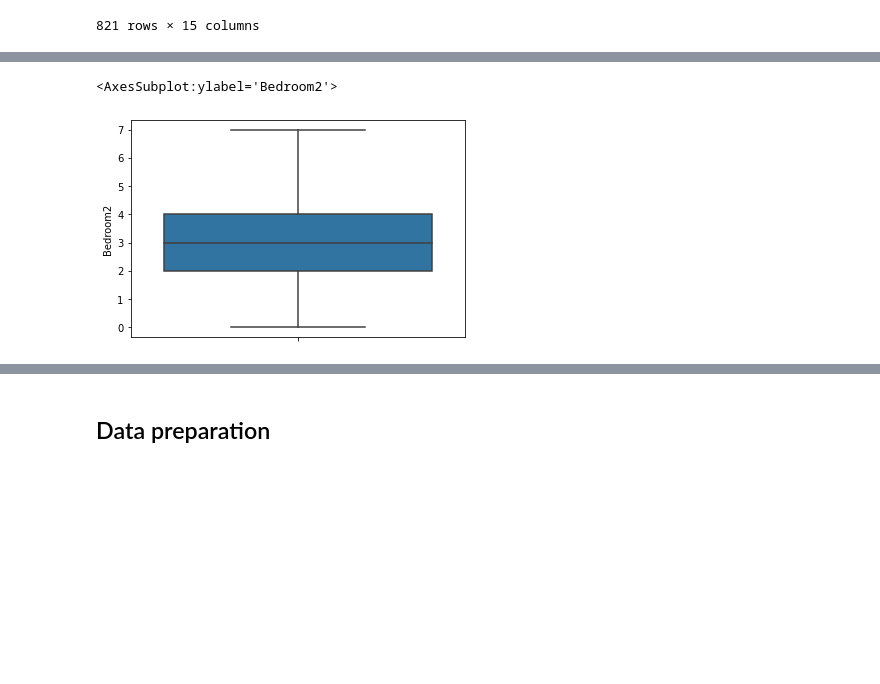
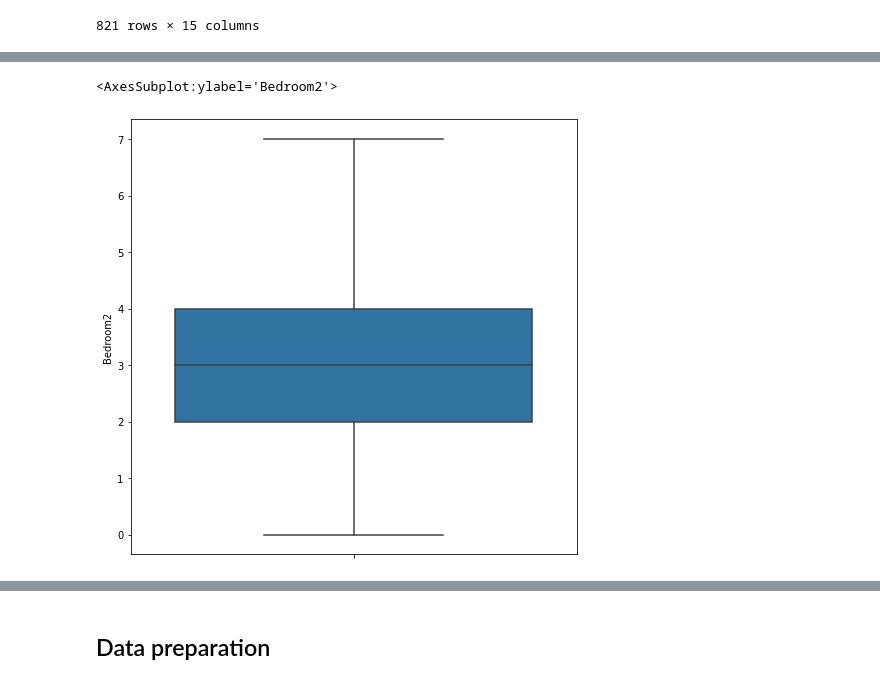
Before and after one commit to yawavi92/ML-Housing_price_predection, a Jupyter notebook: Untitled.ipynb, the cells around one changed output, grey strips where cells are left out. Saved outputs shown, nothing was run; the diff lists cells and outputs as text; code cells hidden in the pictures; blank space fills up the shorter version.

```diff
--- a/Untitled.ipynb
+++ b/Untitled.ipynb
@@ -155,18 +164,19 @@ sns.boxplot(y = 'Bedroom2', data = df)
 # %%
 # bedroom outliers
 finding_outliers(df, 'Bedroom2').sort_values('Bedroom2')
 
 # for price
 iqr_price = df['Bedroom2'].quantile(0.75) - df['Bedroom2'].quantile(0.25)
 df['Bedroom2'].quantile(0.75) + 1.5 * iqr_price
 
 
 df.loc[(finding_outliers(df, 'Bedroom2').index, 'Bedroom2')] = df['Bedroom2'].quantile(0.75) + 1.5 * iqr_price
 
 # boxplot
+plt.figure(figsize = (8,8))
 sns.boxplot(y = 'Bedroom2', data = df)
 # %% [output]
 <AxesSubplot:ylabel='Bedroom2'>
-[figure, old version]
+[figure, new version]
 # %%
 # boxplot
```
Also changed, not shown: parts of 36 cells of this notebook, 1 other file.
